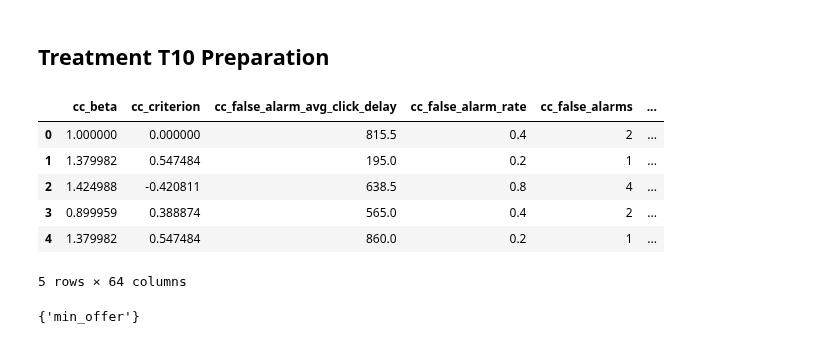
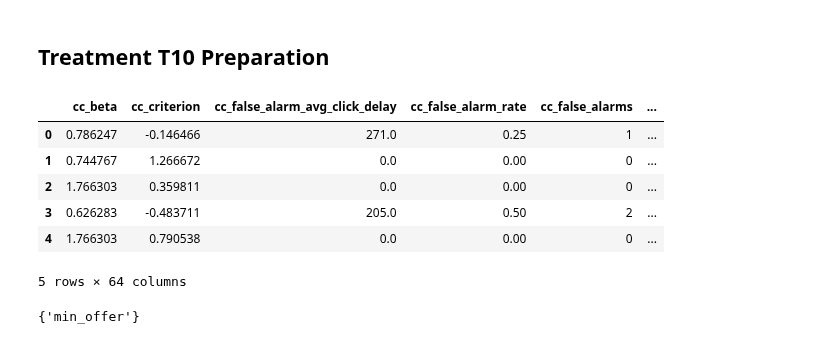
Before and after one commit to afranck64/ultimatum, a Jupyter notebook: notebooks/T0X - Model based on treatment t00's data.ipynb, the cells around one changed output. Saved outputs shown, nothing was run; the diff lists cells and outputs as text; code cells hidden in the pictures.

```diff
--- a/notebooks/T0X - Model based on treatment t00's data.ipynb
+++ b/notebooks/T0X - Model based on treatment t00's data.ipynb
@@ -11,44 +11,50 @@ import pandas as pd
 import matplotlib.pyplot as plt
 import numpy as np
 from IPython.display import display
 from sklearn.model_selection import train_test_split
 from sklearn.metrics import r2_score
 import seaborn as sb
 
 RND_SEED = 6
 np.random.seed = RND_SEED
 
-DATA_FILE = "../data/t00/data_gen.csv"
+# DATA_FILE = "../data/t00/data_gen.csv"
 
-df = pd.read_csv(DATA_FILE)
+TREATMENT = "t00"
+
+# Read and sanitize the data
+df = pd.read_csv(f"../data/{TREATMENT}/data_{TREATMENT}.csv")
 df_full = df.copy()
-#Drop 'protected' features
-drop_cols = ['job_id', 'worker_id', 'status', 'updated', 'resp_worker_id', 'time_start', 'time_stop',
-             'timestamp', 'model_type', 'prop_worker_id', 'offer_final', 'offer_dss']
+drop_cols = ["worker_id", "resp_worker_id", "prop_worker_id", "updated", "status", "job_id", "status",
+             "timestamp", "rowid", "offer_dss", "offer", "offer_final", "completion_code", "prop_time_spent", "worker_bonus"]
 df = df[[col for col in df.columns if col not in drop_cols]]
+df = df.dropna()
+
+cols = [col for col in df.columns if col != "min_offer"] + ["min_offer"]
+df = df[cols]
 
 ## comment/uncomment for shuffling
 #df = df.sample(frac=1.0)
 TEST_SIZE = 50
 df_base = df.copy()
 
 df_train = df.head(df.shape[0] - TEST_SIZE)
 df_test = df.tail(TEST_SIZE)
 
 
-df_full = pd.read_csv(DATA_FILE)
+# df_full = pd.read_csv(DATA_FILE)
 df_min = df_full.min()
 df_max = df_full.max()
 df.head()
 # print(df_min)
 # print(df_max)
 # %% [output]
 |  | cc_beta | cc_criterion | cc_false_alarm_avg_click_delay | cc_false_alarm_rate | cc_false_alarms | ... |
-| 0 | 1.000000 | 0.000000 | 815.5 | 0.4 | 2 | ... |
-| 1 | 1.379982 | 0.547484 | 195.0 | 0.2 | 1 | ... |
-| 2 | 1.424988 | -0.420811 | 638.5 | 0.8 | 4 | ... |
-| 3 | 0.899959 | 0.388874 | 565.0 | 0.4 | 2 | ... |
-| 4 | 1.379982 | 0.547484 | 860.0 | 0.2 | 1 | ... |
+| 0 | 0.786247 | -0.146466 | 271.0 | 0.25 | 1 | ... |
+| 1 | 0.744767 | 1.266672 | 0.0 | 0.00 | 0 | ... |
+| 2 | 1.766303 | 0.359811 | 0.0 | 0.00 | 0 | ... |
+| 3 | 0.626283 | -0.483711 | 205.0 | 0.50 | 2 | ... |
+| 4 | 1.766303 | 0.790538 | 0.0 | 0.00 | 0 | ... |
 5 rows × 64 columns
 # %%
 set(df.columns) - set(['cc_beta', 'cc_criterion', 'cc_false_alarm_avg_click_delay', 'cc_false_alarm_rate', 'cc_false_alarms', 'cc_hit_avg_click_delay', 'cc_hit_rate', 'cc_hits', 'cc_sensitivity', 'cpc_expected_value', 'cpc_expected_value_max', 'cpc_expected_value_min', 'cpc_q1', 'cpc_q10', 'cpc_q2', 'cpc_q3', 'cpc_q4', 'cpc_q5', 'cpc_q6', 'cpc_q7', 'cpc_q8', 'cpc_q9', 'cpc_time_spent', 'exp_ultimatum_game_experience', 'ras_assertiveness', 'ras_q1', 'ras_q10', 'ras_q11', 'ras_q12', 'ras_q13', 'ras_q14', 'ras_q15', 'ras_q16', 'ras_q17', 'ras_q18', 'ras_q19', 'ras_q2', 'ras_q20', 'ras_q21', 'ras_q22', 'ras_q23', 'ras_q24', 'ras_q25', 'ras_q26', 'ras_q27', 'ras_q28', 'ras_q29', 'ras_q3', 'ras_q30', 'ras_q4', 'ras_q5', 'ras_q6', 'ras_q7', 'ras_q8', 'ras_q9', 'ras_time_spent', 'risk_expected_value', 'risk_q1', 'risk_q2', 'risk_q3', 'risk_q4', 'risk_time_spent', 'resp_time_spent'])
```
Also changed, not shown: parts of 8 cells of this notebook, 1 other file.
